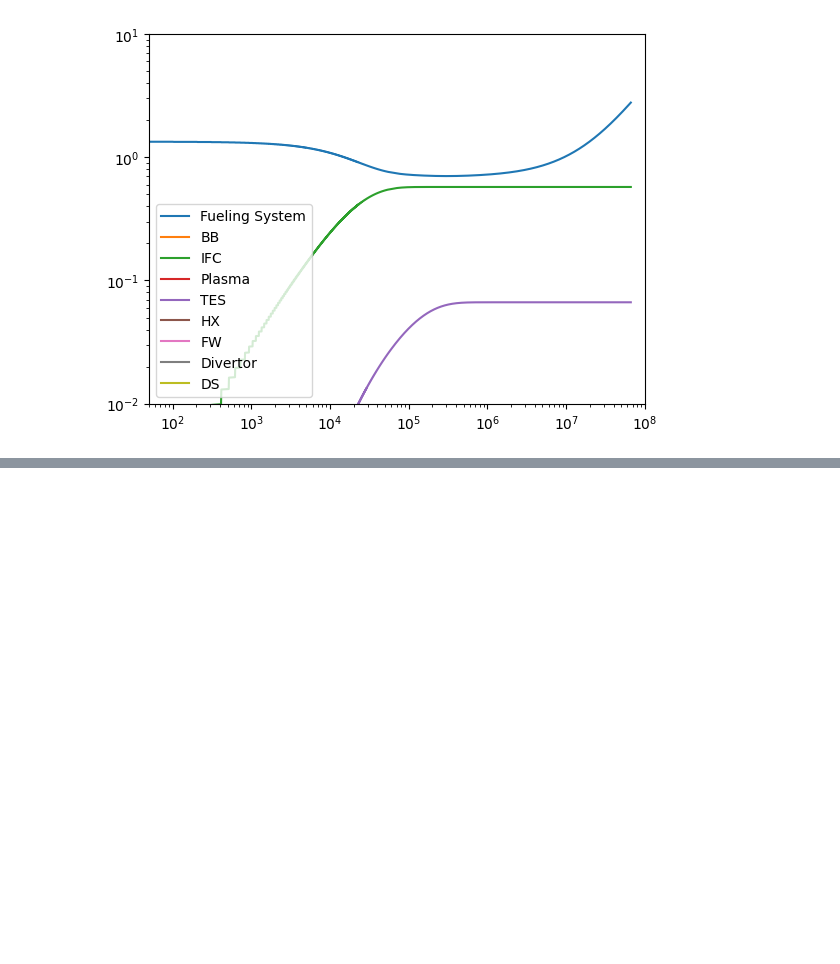
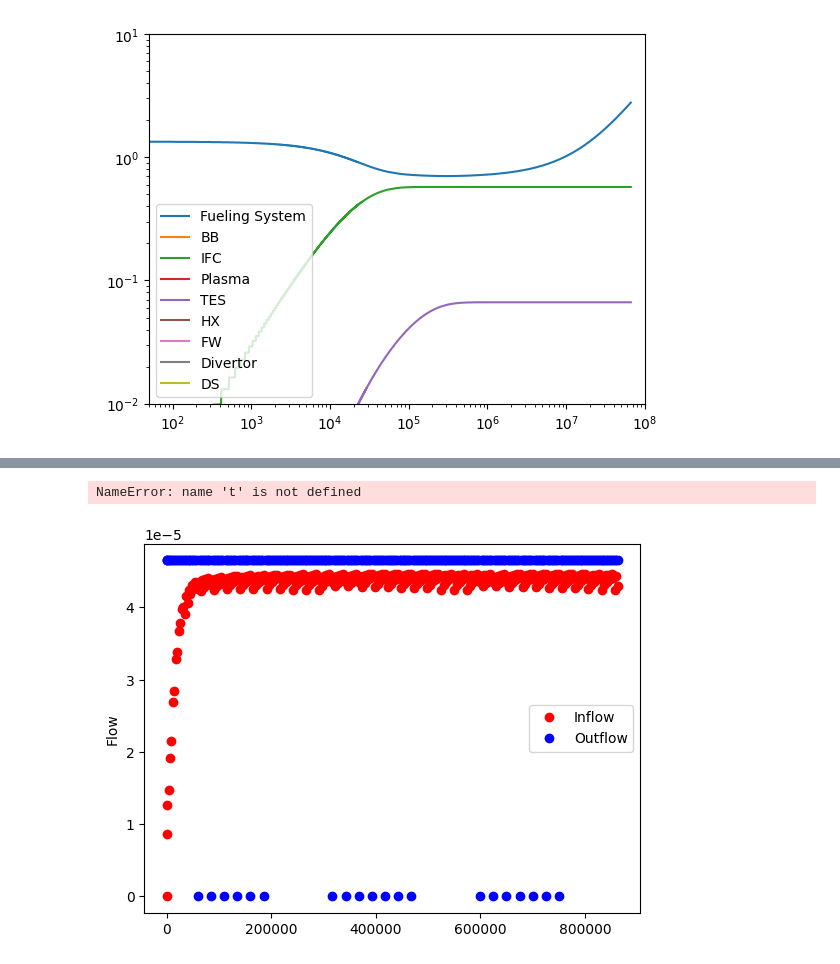
Before and after one commit to gabriele-ferrero/fuelcycle, a Jupyter notebook: test.ipynb, the cells around one changed output, grey strips where cells are left out. Drawn from its saved outputs; the diff is of its cells as text; code cells hidden in the pictures; blank space fills up the shorter version.

```diff
--- a/test.ipynb
+++ b/test.ipynb
@@ -581,0 +782,16 @@ Inflow of HX = 6.987549521379349e-08
+# %%
+plt.plot(t[::100], plasma.inflow[::100], 'ro', label='Inflow')
+# plt.plot(t[::100], plasma.outflow[::100], 'bo', label='Outflow')
+plt.ylabel('Flow')
+plt.legend()
+plt.show()
+# %% [output]
+NameError: name 't' is not defined
+# %%
+plt.plot(t[::100], fueling_system.inflow[::100], 'ro', label='Inflow')
+plt.plot(t[::100], fueling_system.outflow[::100], 'bo', label='Outflow')
+plt.ylabel('Flow')
+plt.legend()
+plt.show()
+# %% [output]
+[figure, added]
```
Also changed, not shown: parts of 11 cells of this notebook, 6 other files.
